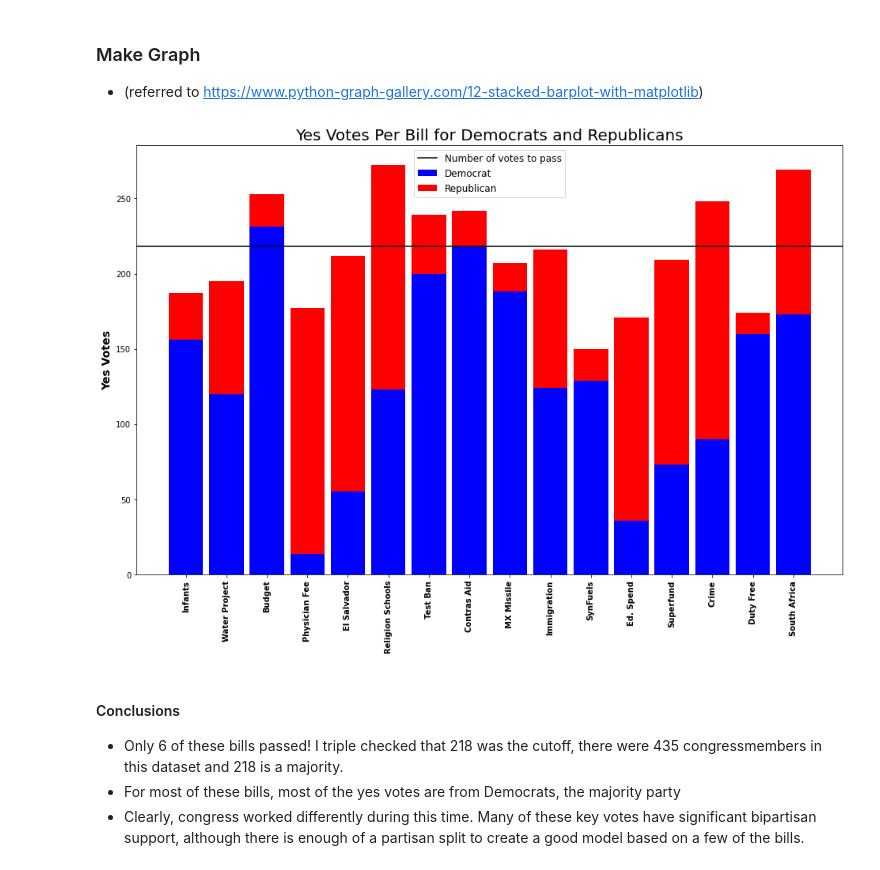
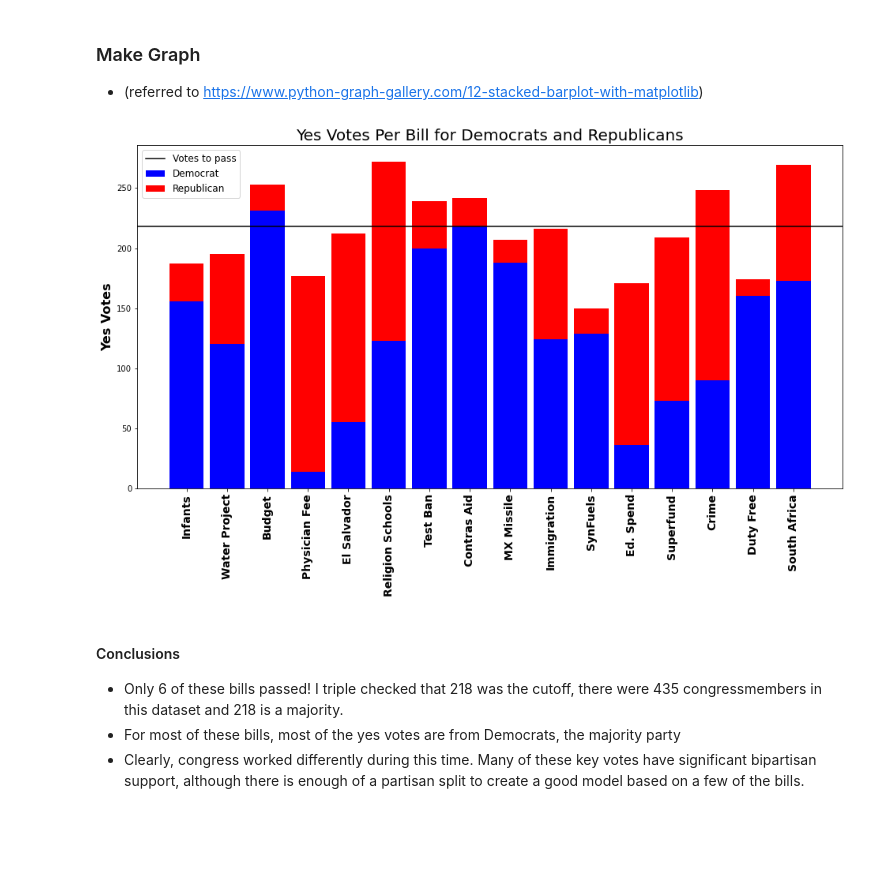
Before and after one commit to chrisstarr-82/capstone, a Jupyter notebook: other-EDA-visualizations.ipynb, the cells around one changed output. Cells and saved outputs as stored; diff of their text form; code cells hidden in the pictures; blank space fills up the shorter version.

```diff
--- a/other-EDA-visualizations.ipynb
+++ b/other-EDA-visualizations.ipynb
@@ -76,32 +76,32 @@ bar_height = np.add(bars1, bars2).tolist()
 # %%
 # position of bars on x axis
 r = list(range(16))
 
 # Names of group and bar width
 names = ['Infants','Water Project','Budget','Physician Fee','El Salvador', 'Religion Schools',
         'Test Ban', 'Contras Aid', 'MX Missile', 'Immigration', 'SynFuels', 'Ed. Spend', 'Superfund',
         'Crime', 'Duty Free', 'South Africa']
 barWidth = 0.85
 
 # Set figure size
-plt.figure(figsize=(16,10))
+plt.figure(figsize=(16,8))
 
 # plot the two bars
 plt.bar(r, bars1, color='b', width=barWidth, label='Democrat')
 plt.bar(r, bars2, bottom=bars1, color='r', width=barWidth, label='Republican')
 
 # Put the names on the x axis
-plt.xticks(r, names, fontweight='bold', rotation=90)
-plt.ylabel('Yes Votes', fontsize=14, fontweight='bold')
+plt.xticks(r, names, fontweight='bold', rotation=90, fontsize=14)
+plt.ylabel('Yes Votes', fontsize=16, fontweight='bold')
 
 # horizontal line at number of votes to pass bill
-plt.axhline(y=218, label='Number of votes to pass', color='k')
+plt.axhline(y=218, label='Votes to pass', color='k')
 
-plt.legend(loc='upper center', fontsize=12)
+plt.legend(loc='upper left', fontsize=12)
 plt.title('Yes Votes Per Bill for Democrats and Republicans', fontsize=20)
 plt.show()
 # %% [output]
-[figure, old version]
+[figure, new version]
 # %% [markdown]
 #### Conclusions
 - Only 6 of these bills passed! I triple checked that 218 was the cutoff, there were 435 congressmembers in this dataset and 218 is a majority.
```
Also changed, not shown: parts of 1 cell of this notebook, 1 other file.
